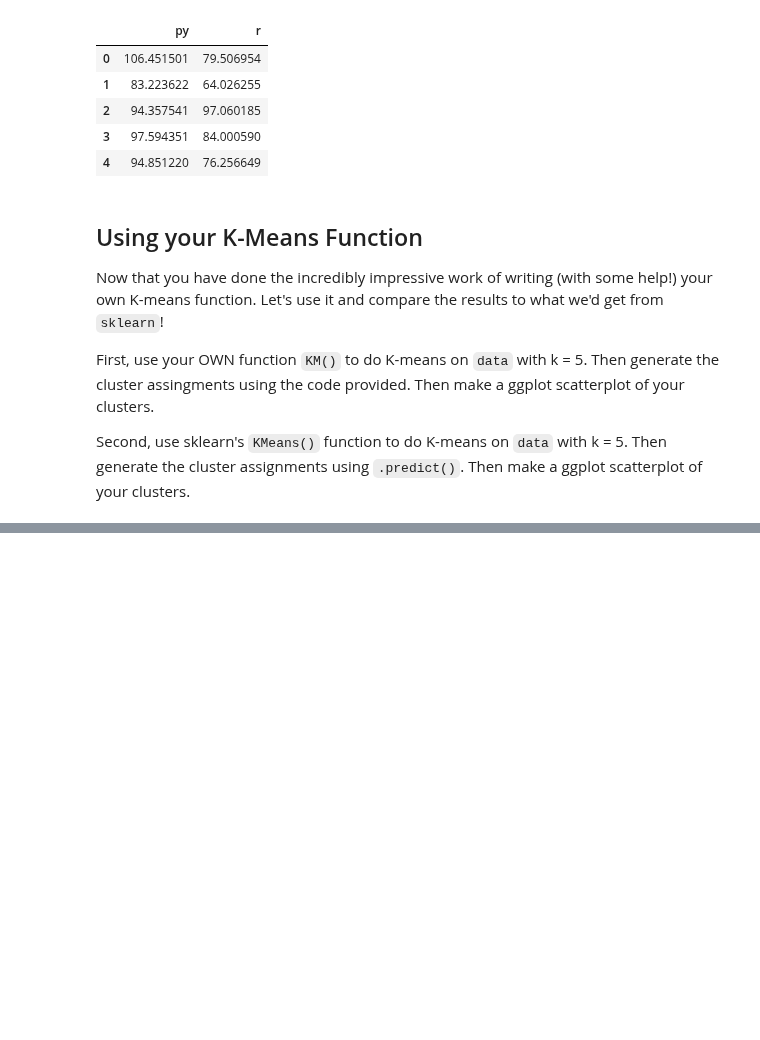
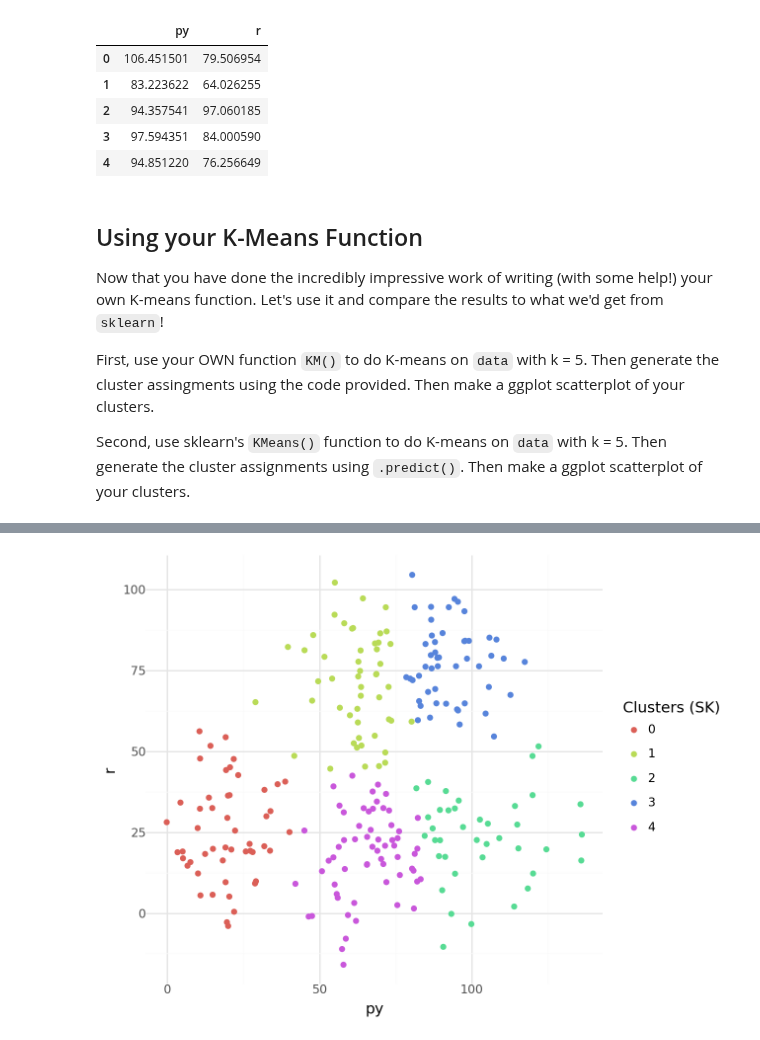
Before and after one commit to masonfarley18/CPSC-392, a Jupyter notebook: KMeans.ipynb, the cells around one changed output, grey strips where cells are left out. Drawn from its saved outputs; the diff is of its cells as text; code cells hidden in the pictures; blank space fills up the shorter version.

```diff
--- a/KMeans.ipynb
+++ b/KMeans.ipynb
@@ -316,7 +318,7 @@ def choose_closest_cluster(centroids, df):
     the data point to that cluster by adding it's row number (stored in dataPoint)
     to the clust dictionary.
     '''
-
+    k = len(centroids)
     # creating empty clust dictionary
     clust = {}
     for c in range(0,k):
@@ -324,15 +326,18 @@ def choose_closest_cluster(centroids, df):
 
     # loop through each row in df
     for dataPoint in range(0,df.shape[0]):
-        pass
         # calculate the distance between current data point and each centroid
-
+        distances = []
+        point_vec = df.iloc[dataPoint].to_numpy()
+        for centroid in centroids:
+            dist = np.linalg.norm(point_vec - np.array(centroid))
+            distances.append(dist)
 
         # find the centroid that's closest
-
+        closest_centroid = np.argmin(distances)
 
         # add dataPoint to that cluster
-
+        clust[closest_centroid].append(dataPoint)
 
     return(clust)
 
@@ -347,12 +352,18 @@ def recalculate_cluster_mean(clust, df):
 
     Hint: what happens when you call .mean() on a dataframe?
     '''
-
+    k = len(clust)
     new_centroids = [[] for c in range(0,k)] #create an empty list of k 0's
 
     for c in range(0,k):
         # calculate the center/mean of cluster c
-        pass
+        row_indices = clust[c]
+        if len(row_indices) > 0:
+            cluster_points = df.iloc[row_indices]
+            new_centroids[c] = cluster_points.mean().to_numpy()
+        else:
+            # fallback if a cluster is empty (e.g., keep a random point or existing center)
+            new_centroids[c] = np.zeros(df.shape[1])
 
     # turn our list into an array
     new_centroids = np.array(new_centroids)
@@ -470,20 +495,26 @@ data["assignments_ME"] = assignments
 # %%
 # USING SKLEARN
 
 # create kmeans model
+km = KMeans(n_clusters=5)
+pipe = Pipeline([
+    ("z", z),
+    ("km", km)
+])
 
-
-# fit kmeans model
-# get assignments
-
-assignments= ###
-
-
+# fit kmeans model and get assignments
+assignments = pipe.fit_predict(data[feats])
 
 # add assignments to data
 data["assignments_SK"] = assignments
 
 # create another ggplot scatter plot of data, using x, y and color = "assignments_SK"
+(ggplot(data, aes(x="py", y="r", color="factor(assignments_SK)")) +
+  geom_point() +
+  theme_minimal() +
+  scale_color_discrete(name="Clusters (SK)"))
+# %% [output]
+[figure, added]
 # %% [markdown]
 ### *Question*
 
```
Also changed, not shown: parts of 8 cells of this notebook.
